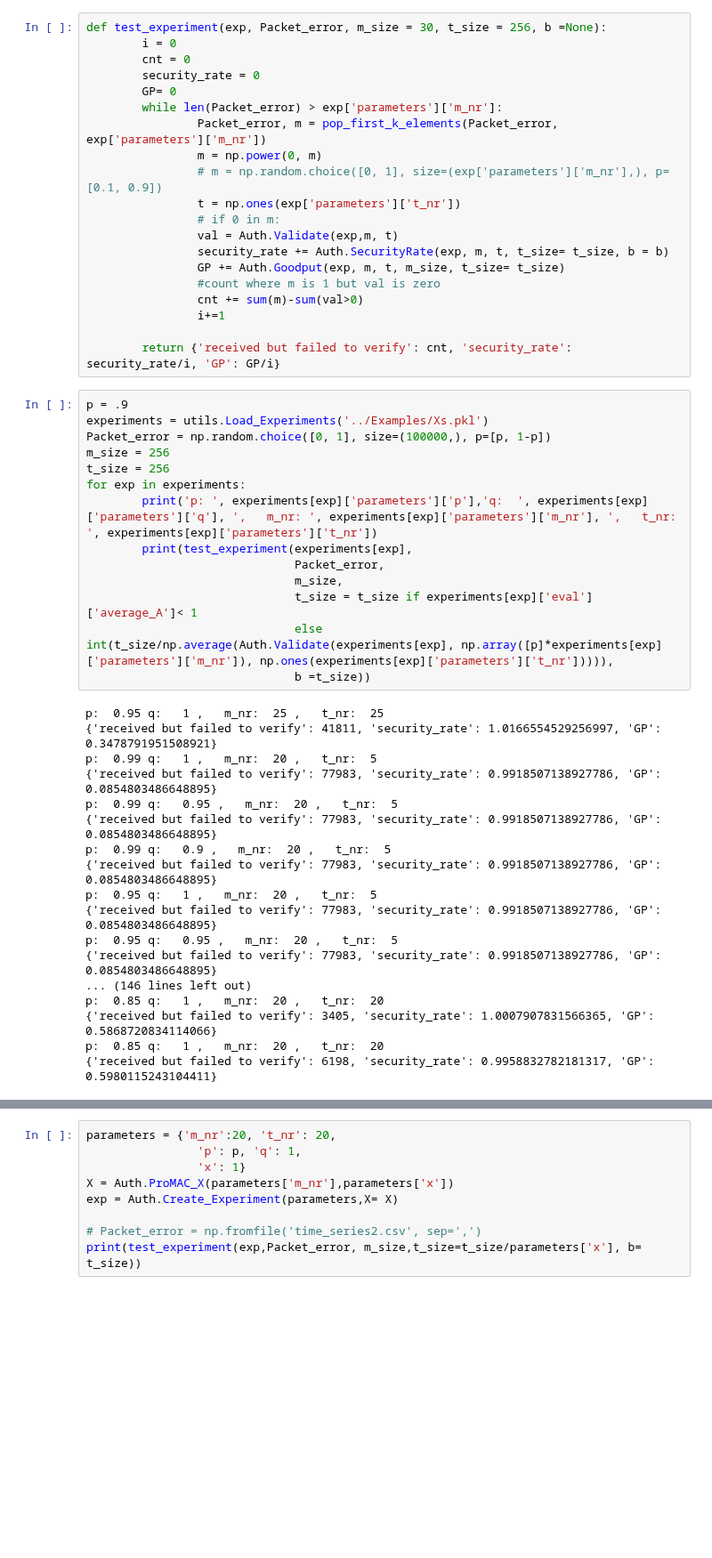
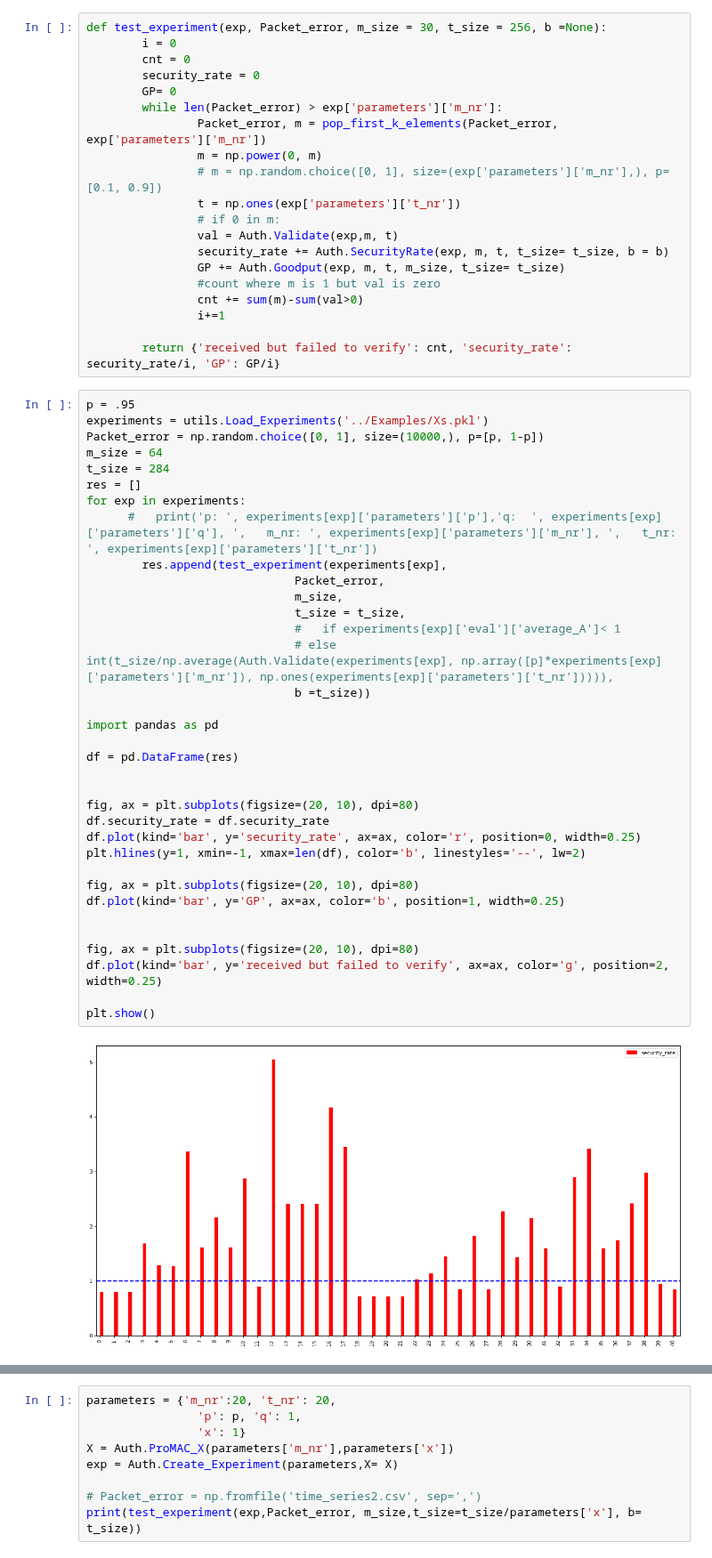
Before and after one commit to mkashani-phd/OptiMAC, a Jupyter notebook: Simulation/Simulation.ipynb, the cells around one changed output, grey strips where cells are left out. Shown at 89% size. Cells and saved outputs as stored; diff of their text form; blank space fills up the shorter version.

```diff
--- a/Simulation/Simulation.ipynb
+++ b/Simulation/Simulation.ipynb
@@ -48,34 +48,39 @@ def test_experiment(exp, Packet_error, m_size = 30, t_size = 256, b =None):
 
         return {'received but failed to verify': cnt, 'security_rate': security_rate/i, 'GP': GP/i}
 # %%
-p = .9
+p = .95
 experiments = utils.Load_Experiments('../Examples/Xs.pkl')
-Packet_error = np.random.choice([0, 1], size=(100000,), p=[p, 1-p])
-m_size = 256
-t_size = 256
+Packet_error = np.random.choice([0, 1], size=(10000,), p=[p, 1-p])
+m_size = 64
+t_size = 284
+res = []
 for exp in experiments:
-        print('p: ', experiments[exp]['parameters']['p'],'q:  ', experiments[exp]['parameters']['q'], ',   m_nr: ', experiments[exp]['parameters']['m_nr'], ',   t_nr: ', experiments[exp]['parameters']['t_nr'])
-        print(test_experiment(experiments[exp],
+      #   print('p: ', experiments[exp]['parameters']['p'],'q:  ', experiments[exp]['parameters']['q'], ',   m_nr: ', experiments[exp]['parameters']['m_nr'], ',   t_nr: ', experiments[exp]['parameters']['t_nr'])
+        res.append(test_experiment(experiments[exp],
                               Packet_error,
                               m_size,
-                              t_size = t_size if experiments[exp]['eval']['average_A']< 1
-                              else int(t_size/np.average(Auth.Validate(experiments[exp], np.array([p]*experiments[exp]['parameters']['m_nr']), np.ones(experiments[exp]['parameters']['t_nr'])))),
+                              t_size = t_size,
+                              #   if experiments[exp]['eval']['average_A']< 1
+                              # else int(t_size/np.average(Auth.Validate(experiments[exp], np.array([p]*experiments[exp]['parameters']['m_nr']), np.ones(experiments[exp]['parameters']['t_nr'])))),
                               b =t_size))
+
+import pandas as pd
+
+df = pd.DataFrame(res)
+
+
+fig, ax = plt.subplots(figsize=(20, 10), dpi=80)
+df.security_rate = df.security_rate
+df.plot(kind='bar', y='security_rate', ax=ax, color='r', position=0, width=0.25)
+plt.hlines(y=1, xmin=-1, xmax=len(df), color='b', linestyles='--', lw=2)
+
+fig, ax = plt.subplots(figsize=(20, 10), dpi=80)
+df.plot(kind='bar', y='GP', ax=ax, color='b', position=1, width=0.25)
+
+
+fig, ax = plt.subplots(figsize=(20, 10), dpi=80)
+df.plot(kind='bar', y='received but failed to verify', ax=ax, color='g', position=2, width=0.25)
+
+plt.show()
 # %% [output]
-p:  0.95 q:   1 ,   m_nr:  25 ,   t_nr:  25
-{'received but failed to verify': 41811, 'security_rate': 1.0166554529256997, 'GP': 0.3478791951508921}
-p:  0.99 q:   1 ,   m_nr:  20 ,   t_nr:  5
-{'received but failed to verify': 77983, 'security_rate': 0.9918507138927786, 'GP': 0.0854803486648895}
-p:  0.99 q:   0.95 ,   m_nr:  20 ,   t_nr:  5
-{'received but failed to verify': 77983, 'security_rate': 0.9918507138927786, 'GP': 0.0854803486648895}
-p:  0.99 q:   0.9 ,   m_nr:  20 ,   t_nr:  5
-{'received but failed to verify': 77983, 'security_rate': 0.9918507138927786, 'GP': 0.0854803486648895}
-p:  0.95 q:   1 ,   m_nr:  20 ,   t_nr:  5
-{'received but failed to verify': 77983, 'security_rate': 0.9918507138927786, 'GP': 0.0854803486648895}
-p:  0.95 q:   0.95 ,   m_nr:  20 ,   t_nr:  5
-{'received but failed to verify': 77983, 'security_rate': 0.9918507138927786, 'GP': 0.0854803486648895}
-... (146 lines left out)
-p:  0.85 q:   1 ,   m_nr:  20 ,   t_nr:  20
-{'received but failed to verify': 3405, 'security_rate': 1.0007907831566365, 'GP': 0.5868720834114066}
-p:  0.85 q:   1 ,   m_nr:  20 ,   t_nr:  20
-{'received but failed to verify': 6198, 'security_rate': 0.9958832782181317, 'GP': 0.5980115243104411}
+[figure, added]
```
Also changed, not shown: parts of 1 cell of this notebook, 4 other files.
